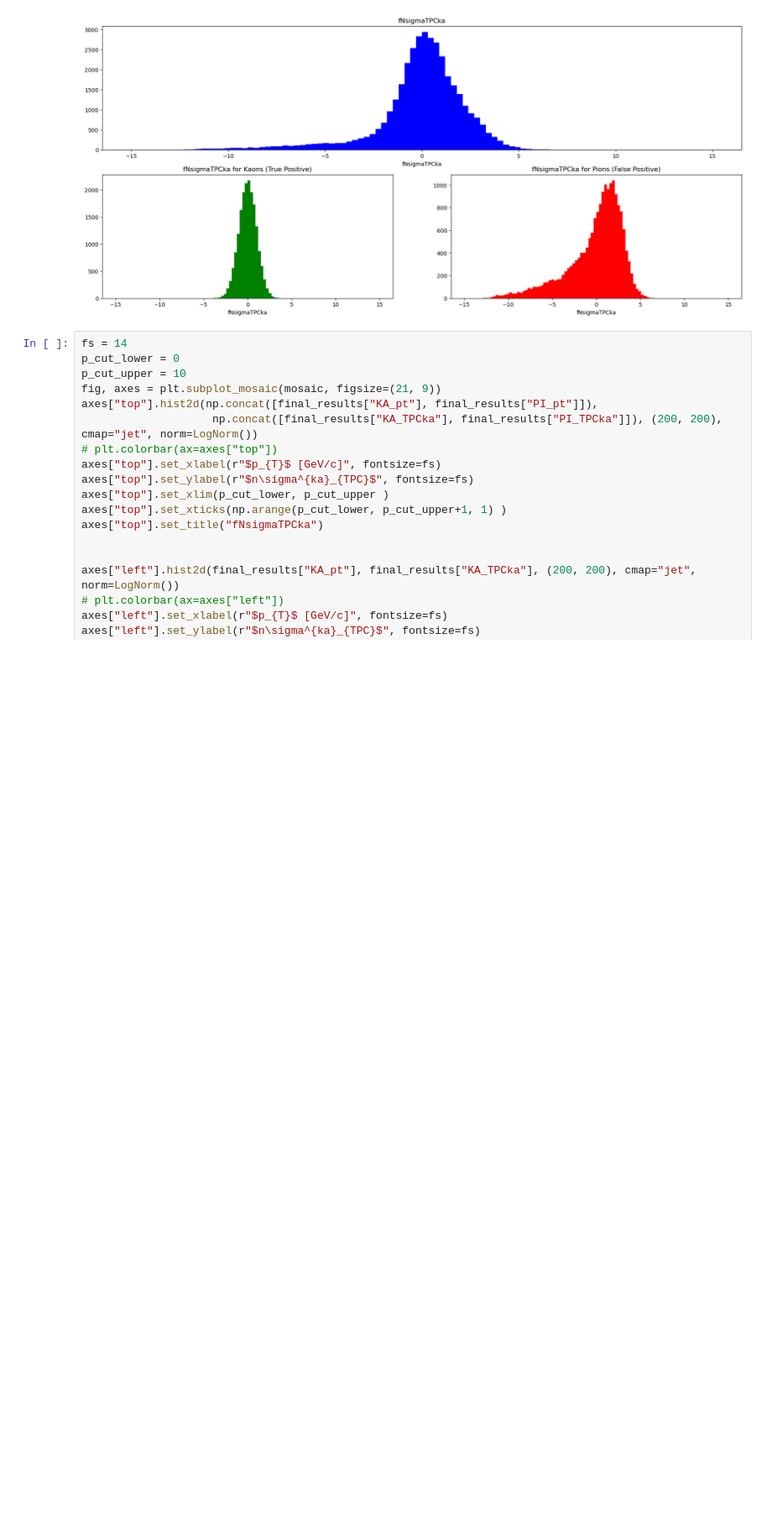
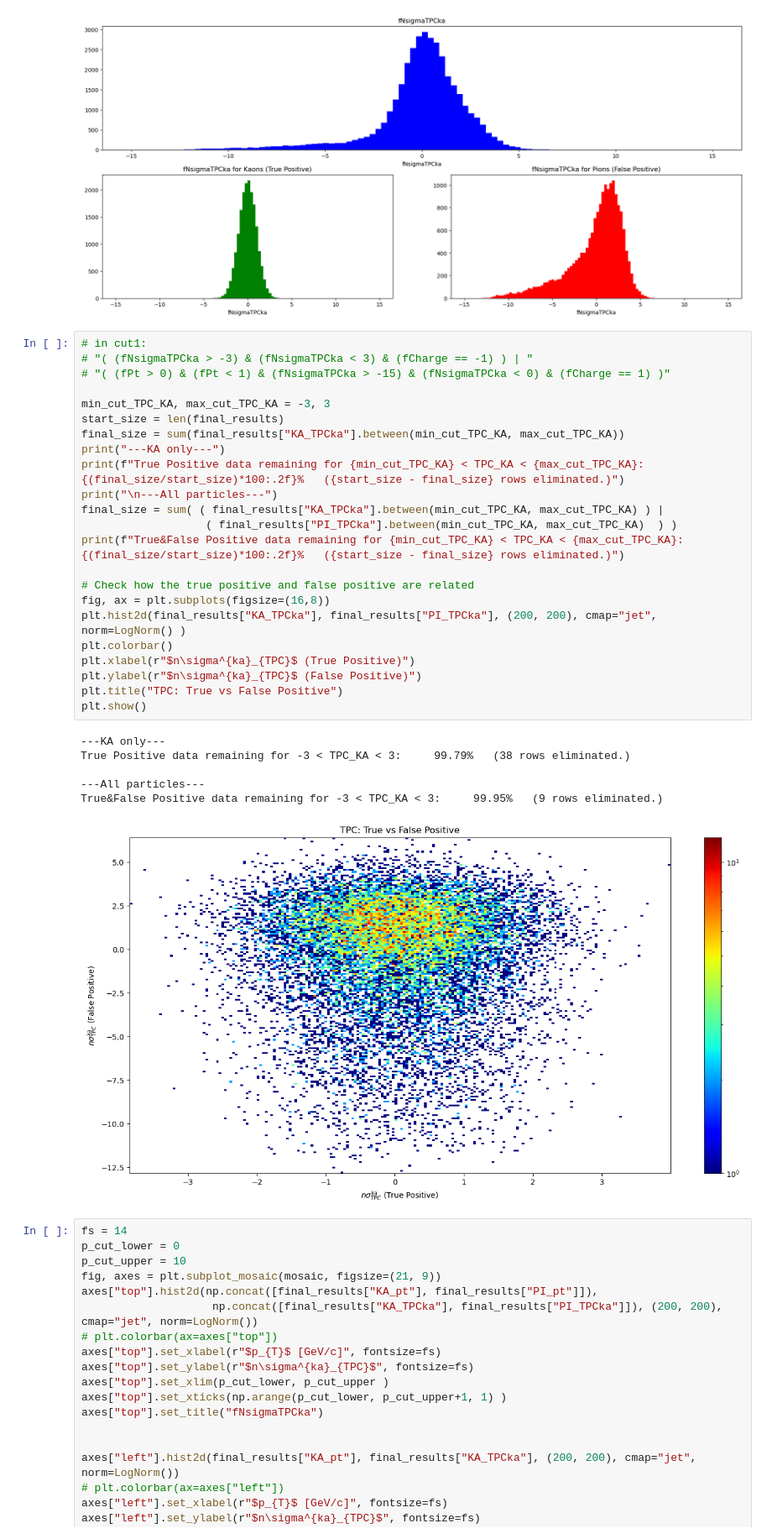
Before and after one commit to LeoPi314/LCPB_Project, a Jupyter notebook: MC_Analysis_D0.ipynb, the cells around one changed output. Shown at 84% size. Cells and saved outputs as stored; diff of their text form; blank space fills up the shorter version.

```diff
--- a/MC_Analysis_D0.ipynb
+++ b/MC_Analysis_D0.ipynb
@@ -526,6 +594,36 @@ axes["right"].set_label("Counts")
 plt.show()
 # %% [output]
 [figure]
+# %%
+# in cut1:
+# "( (fNsigmaTPCka > -3) & (fNsigmaTPCka < 3) & (fCharge == -1) ) | "
+# "( (fPt > 0) & (fPt < 1) & (fNsigmaTPCka > -15) & (fNsigmaTPCka < 0) & (fCharge == 1) )"
+
+min_cut_TPC_KA, max_cut_TPC_KA = -3, 3
+start_size = len(final_results)
+final_size = sum(final_results["KA_TPCka"].between(min_cut_TPC_KA, max_cut_TPC_KA))
+print("---KA only---")
+print(f"True Positive data remaining for {min_cut_TPC_KA} < TPC_KA < {max_cut_TPC_KA}:     {(final_size/start_size)*100:.2f}%   ({start_size - final_size} rows eliminated.)")
+print("\n---All particles---")
+final_size = sum( ( final_results["KA_TPCka"].between(min_cut_TPC_KA, max_cut_TPC_KA) ) |
+                   ( final_results["PI_TPCka"].between(min_cut_TPC_KA, max_cut_TPC_KA)  ) )
+print(f"True&False Positive data remaining for {min_cut_TPC_KA} < TPC_KA < {max_cut_TPC_KA}:     {(final_size/start_size)*100:.2f}%   ({start_size - final_size} rows eliminated.)")
+
+# Check how the true positive and false positive are related
+fig, ax = plt.subplots(figsize=(16,8))
+plt.hist2d(final_results["KA_TPCka"], final_results["PI_TPCka"], (200, 200), cmap="jet", norm=LogNorm() )
+plt.colorbar()
+plt.xlabel(r"$n\sigma^{ka}_{TPC}$ (True Positive)")
+plt.ylabel(r"$n\sigma^{ka}_{TPC}$ (False Positive)")
+plt.title("TPC: True vs False Positive")
+plt.show()
+# %% [output]
+---KA only---
+True Positive data remaining for -3 < TPC_KA < 3:     99.79%   (38 rows eliminated.)
+
+---All particles---
+True&False Positive data remaining for -3 < TPC_KA < 3:     99.95%   (9 rows eliminated.)
+[figure, added]
 # %%
 fs = 14
 p_cut_lower = 0
```
Also changed, not shown: parts of 3 cells of this notebook.
